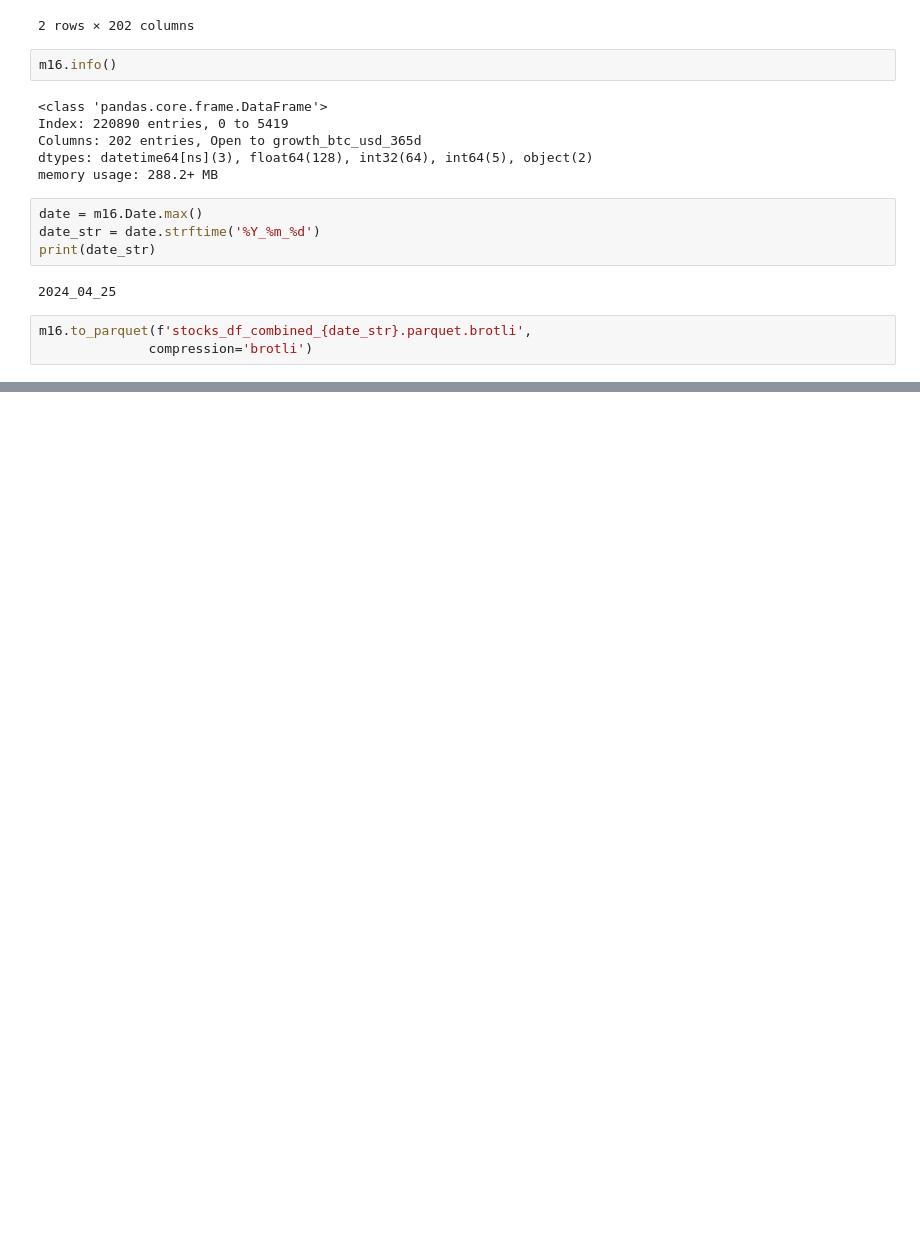
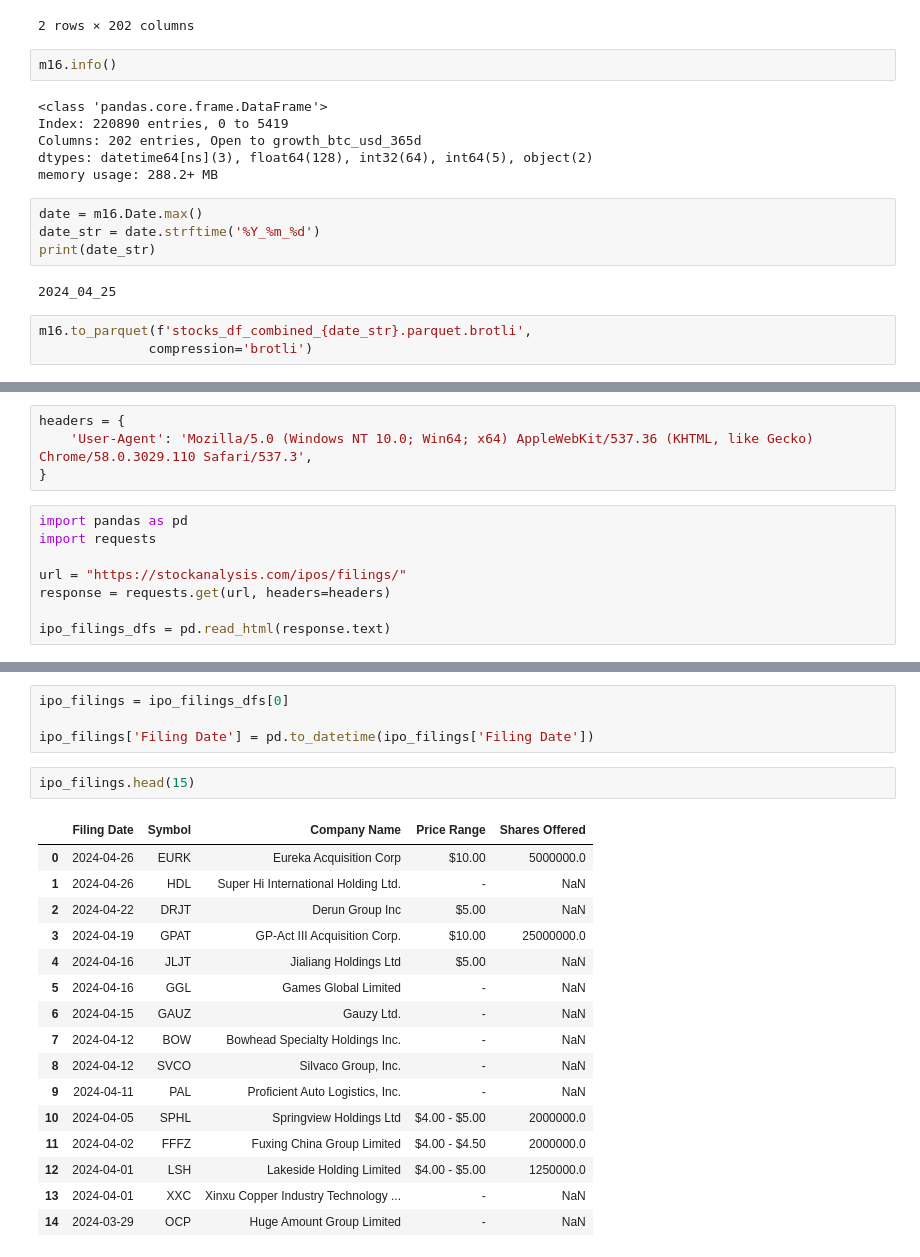
Before and after one commit to lucapug/dtc-stock-markets-analytics-zoomcamp, a Jupyter notebook: cohorts/2024/SMA_zoomcamp_lab2_and_HW2.ipynb, the cells around one changed output, grey strips where cells are left out. Drawn from its saved outputs; the diff is of its cells as text; blank space fills up the shorter version.

```diff
--- a/cohorts/2024/SMA_zoomcamp_lab2_and_HW2.ipynb
+++ b/cohorts/2024/SMA_zoomcamp_lab2_and_HW2.ipynb
@@ -2413,0 +2419,12 @@ m16.to_parquet(f'stocks_df_combined_{date_str}.parquet.brotli',
+# %%
+headers = {
+    'User-Agent': 'Mozilla/5.0 (Windows NT 10.0; Win64; x64) AppleWebKit/537.36 (KHTML, like Gecko) Chrome/58.0.3029.110 Safari/537.3',
+}
+# %%
+import pandas as pd
+import requests
+
+url = "https://stockanalysis.com/ipos/filings/"
+response = requests.get(url, headers=headers)
+
+ipo_filings_dfs = pd.read_html(response.text)
@@ -2413,0 +2446,23 @@ m16.to_parquet(f'stocks_df_combined_{date_str}.parquet.brotli',
+# %%
+ipo_filings = ipo_filings_dfs[0]
+
+ipo_filings['Filing Date'] = pd.to_datetime(ipo_filings['Filing Date'])
+# %%
+ipo_filings.head(15)
+# %% [output]
+|  | Filing Date | Symbol | Company Name | Price Range | Shares Offered |
+| 0 | 2024-04-26 | EURK | Eureka Acquisition Corp | $10.00 | 5000000.0 |
+| 1 | 2024-04-26 | HDL | Super Hi International Holding Ltd. | - | NaN |
+| 2 | 2024-04-22 | DRJT | Derun Group Inc | $5.00 | NaN |
+| 3 | 2024-04-19 | GPAT | GP-Act III Acquisition Corp. | $10.00 | 25000000.0 |
+| 4 | 2024-04-16 | JLJT | Jialiang Holdings Ltd | $5.00 | NaN |
+| 5 | 2024-04-16 | GGL | Games Global Limited | - | NaN |
+| 6 | 2024-04-15 | GAUZ | Gauzy Ltd. | - | NaN |
+| 7 | 2024-04-12 | BOW | Bowhead Specialty Holdings Inc. | - | NaN |
+| 8 | 2024-04-12 | SVCO | Silvaco Group, Inc. | - | NaN |
+| 9 | 2024-04-11 | PAL | Proficient Auto Logistics, Inc. | - | NaN |
+| 10 | 2024-04-05 | SPHL | Springview Holdings Ltd | $4.00 - $5.00 | 2000000.0 |
+| 11 | 2024-04-02 | FFFZ | Fuxing China Group Limited | $4.00 - $4.50 | 2000000.0 |
+| 12 | 2024-04-01 | LSH | Lakeside Holding Limited | $4.00 - $5.00 | 1250000.0 |
+| 13 | 2024-04-01 | XXC | Xinxu Copper Industry Technology ... | - | NaN |
+| 14 | 2024-03-29 | OCP | Huge Amount Group Limited | - | NaN |
```
Also changed, not shown: parts of 23 cells of this notebook.
